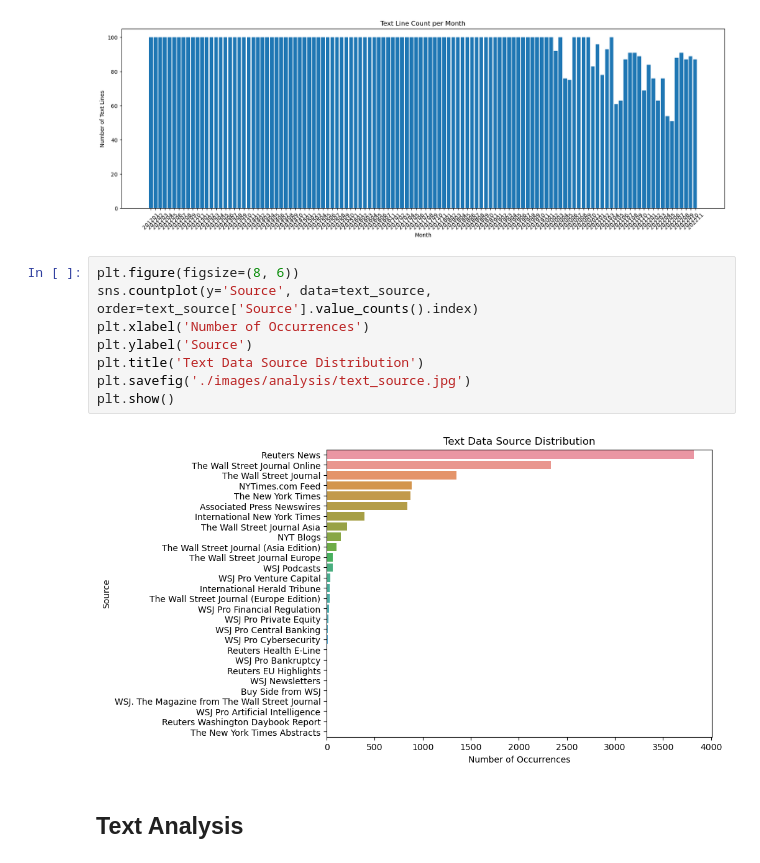
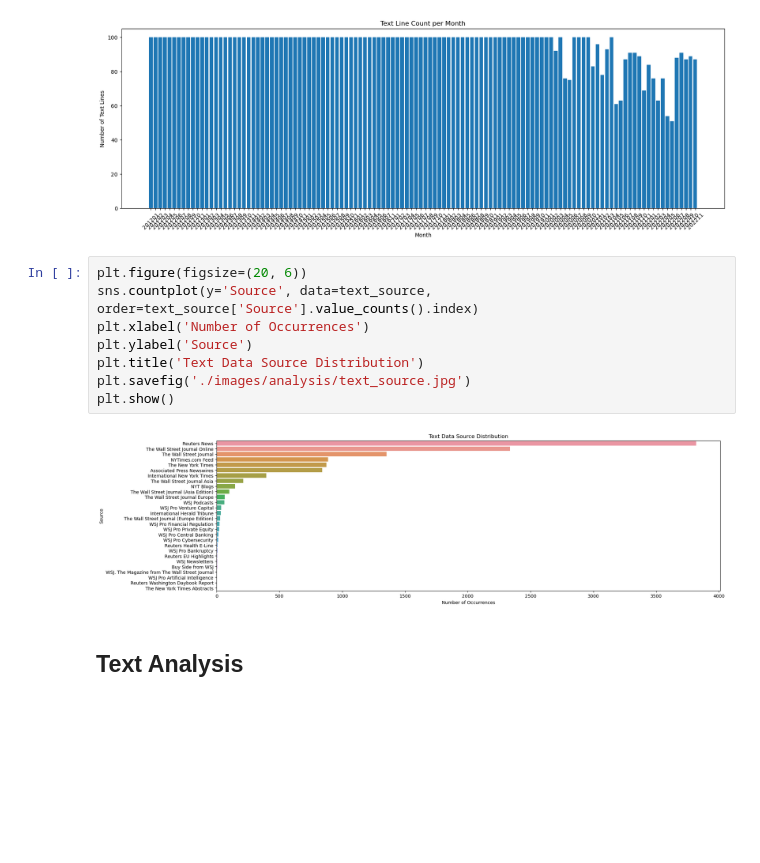
Before and after one commit to MDrschl/SalesEQ, a Jupyter notebook: TextAnalysis.ipynb, the cells around one changed output. Cells and saved outputs as stored; diff of their text form; blank space fills up the shorter version.

```diff
--- a/TextAnalysis.ipynb
+++ b/TextAnalysis.ipynb
@@ -64,15 +64,15 @@ plt.show()
 # %% [output]
 [figure]
 # %%
-plt.figure(figsize=(8, 6))
+plt.figure(figsize=(20, 6))
 sns.countplot(y='Source', data=text_source, order=text_source['Source'].value_counts().index)
 plt.xlabel('Number of Occurrences')
 plt.ylabel('Source')
 plt.title('Text Data Source Distribution')
 plt.savefig('./images/analysis/text_source.jpg')
 plt.show()
 # %% [output]
-[figure, old version]
+[figure, new version]
 # %% [markdown]
 ## Text Analysis
 # %%
```
Also changed, not shown: parts of 3 cells of this notebook, 1 other file.
